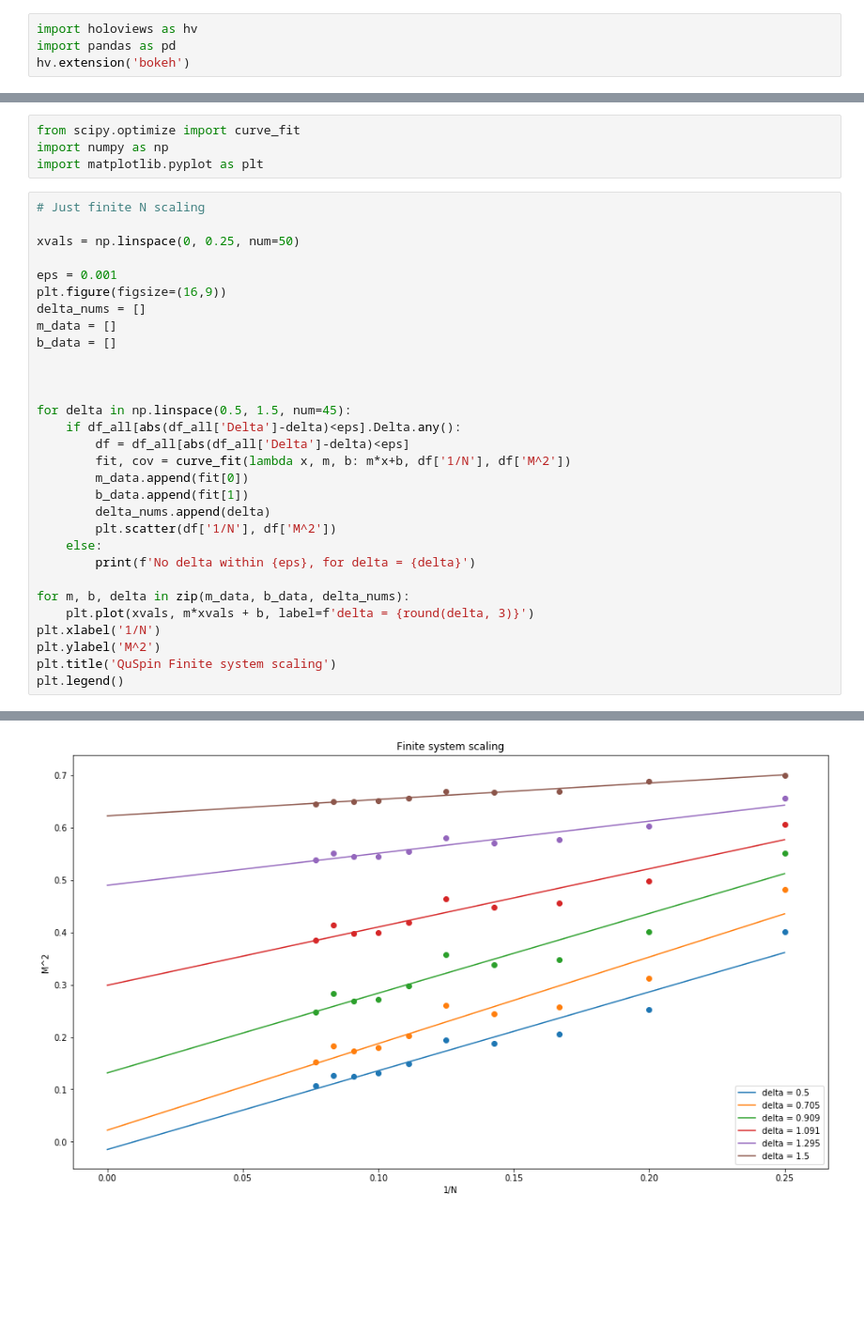
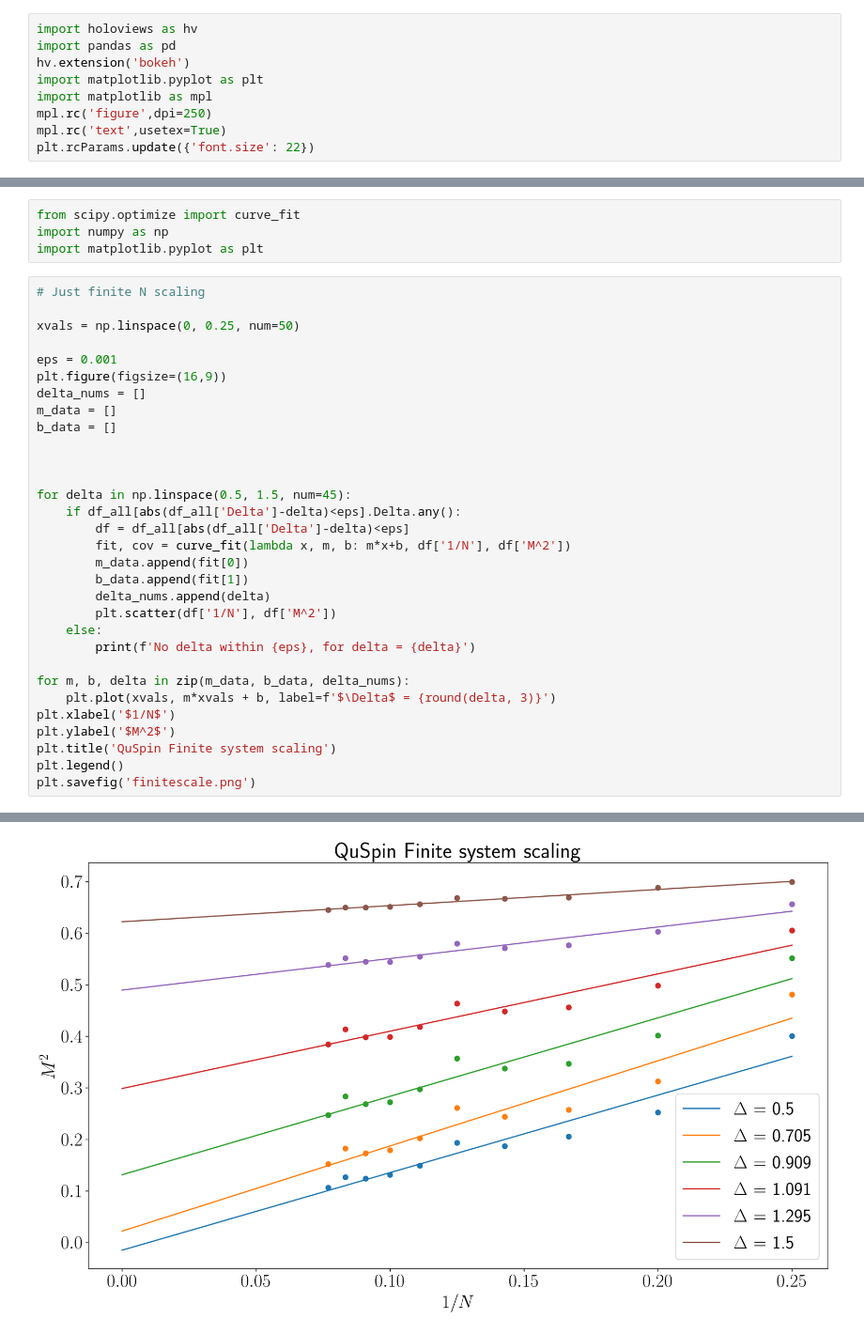
Before and after one commit to zhiihan/top, a Jupyter notebook: Transition.ipynb, the cells around one changed output, grey strips where cells are left out. Shown at 94% size. Saved outputs shown, nothing was run; the diff lists cells and outputs as text; blank space fills up the shorter version.

Commit message:
change finite system scaling

```diff
--- a/Transition.ipynb
+++ b/Transition.ipynb
@@ -2,6 +2,11 @@
 import holoviews as hv
 import pandas as pd
 hv.extension('bokeh')
+import matplotlib.pyplot as plt
+import matplotlib as mpl
+mpl.rc('figure',dpi=250)
+mpl.rc('text',usetex=True)
+plt.rcParams.update({'font.size': 22})
 # %% [output]
 [interactive output not drawn]
 [interactive output not drawn]
@@ -76,11 +81,12 @@ for delta in np.linspace(0.5, 1.5, num=45):
         print(f'No delta within {eps}, for delta = {delta}')
 
 for m, b, delta in zip(m_data, b_data, delta_nums):
-    plt.plot(xvals, m*xvals + b, label=f'delta = {round(delta, 3)}')
-plt.xlabel('1/N')
-plt.ylabel('M^2')
+    plt.plot(xvals, m*xvals + b, label=f'$\Delta$ = {round(delta, 3)}')
+plt.xlabel('$1/N$')
+plt.ylabel('$M^2$')
 plt.title('QuSpin Finite system scaling')
 plt.legend()
+plt.savefig('finitescale.png')
 # %% [output]
 No delta within 0.001, for delta = 0.5227272727272727
 No delta within 0.001, for delta = 0.5454545454545454
@@ -103 +108 @@ No delta within 0.001, for delta = 1.4772727272727273
-[figure, old version]
+[figure, new version]
```
Also changed, not shown: parts of 13 cells of this notebook, 3 other files.
